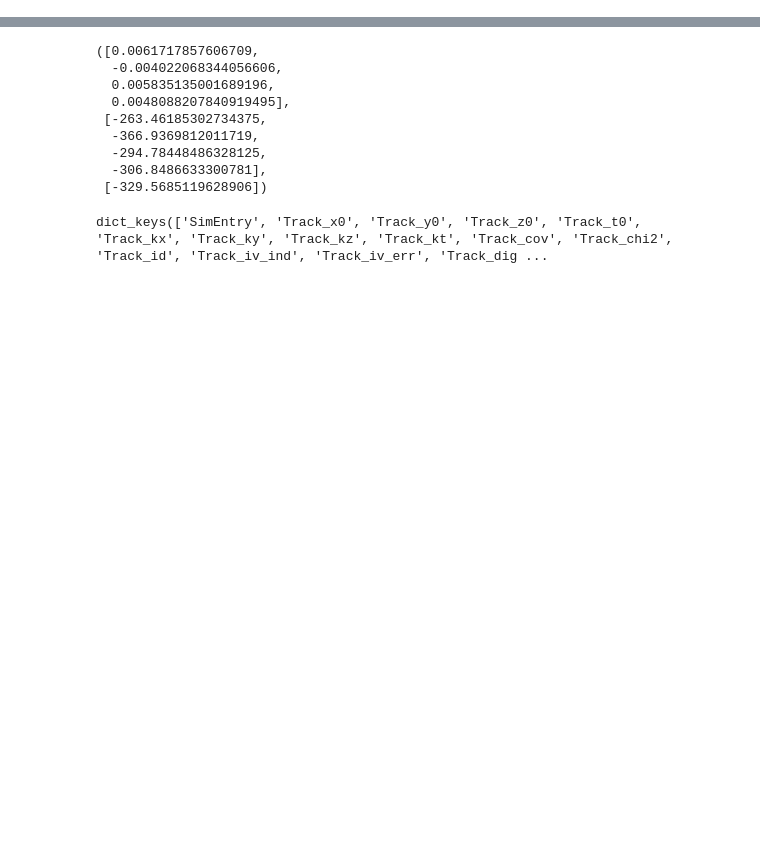
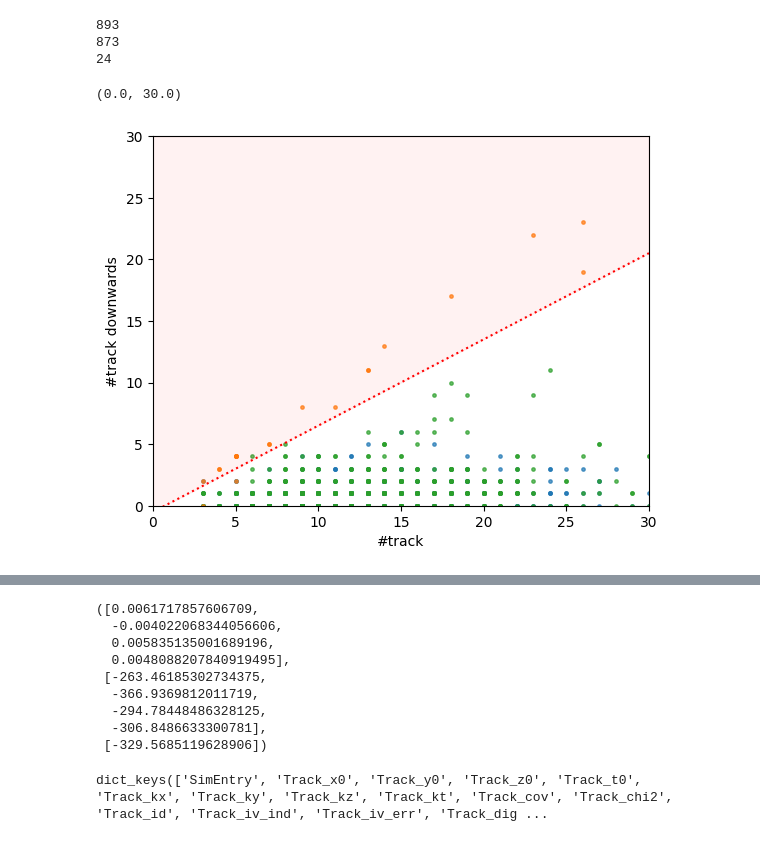
Before and after one commit to EdmondRen/mathusla-newsim, a Jupyter notebook: studies/mathusla40/cosmic_p/2.cut_dev.ipynb, the cells around one changed output, grey strips where cells are left out. Saved outputs shown, nothing was run; the diff lists cells and outputs as text; code cells hidden in the pictures; blank space fills up the shorter version.

```diff
--- a/studies/mathusla40/cosmic_p/2.cut_dev.ipynb
+++ b/studies/mathusla40/cosmic_p/2.cut_dev.ipynb
@@ -144,0 +113,30 @@ plt.yscale("log")
+# %%
+f_ndown_cut = lambda x: x*0.7-0.5
+c_ndown = lambda data: res["event_ndownward_track"] < f_ndown_cut(res["event_ntracks"])
+
+for i, res in enumerate([res_sig1, res_sig2, res_bkg]):
+    res.add_cut(c_ndown, "N track downward")
+
+    mask = res.get_cut("N_hits vs N_veto") & res.get_cut("N_tracks") #| res.get_cut("True")
+    print(sum(mask))
+
+    x = (res["event_ntracks"])[mask]
+    y = res["event_ndownward_track"][mask]
+    plt.scatter(x, y, alpha=0.7, s=6, color=colors[i])
+
+
+xlim=30
+ylim=30
+x_plot = np.linspace(0,xlim,10)
+plt.plot(x_plot, f_ndown_cut(x_plot), color="r", linestyle=":")
+plt.fill_between(x_plot, f_ndown_cut(x_plot), ylim, color="r", alpha=0.05)
+plt.xlabel("#track")
+plt.ylabel("#track downwards")
+plt.xlim(0,xlim)
+plt.ylim(0,ylim)
+# %% [output]
+893
+873
+24
+(0.0, 30.0)
+[figure, added]
```
Also changed, not shown: parts of 27 cells of this notebook, 6 other files.
